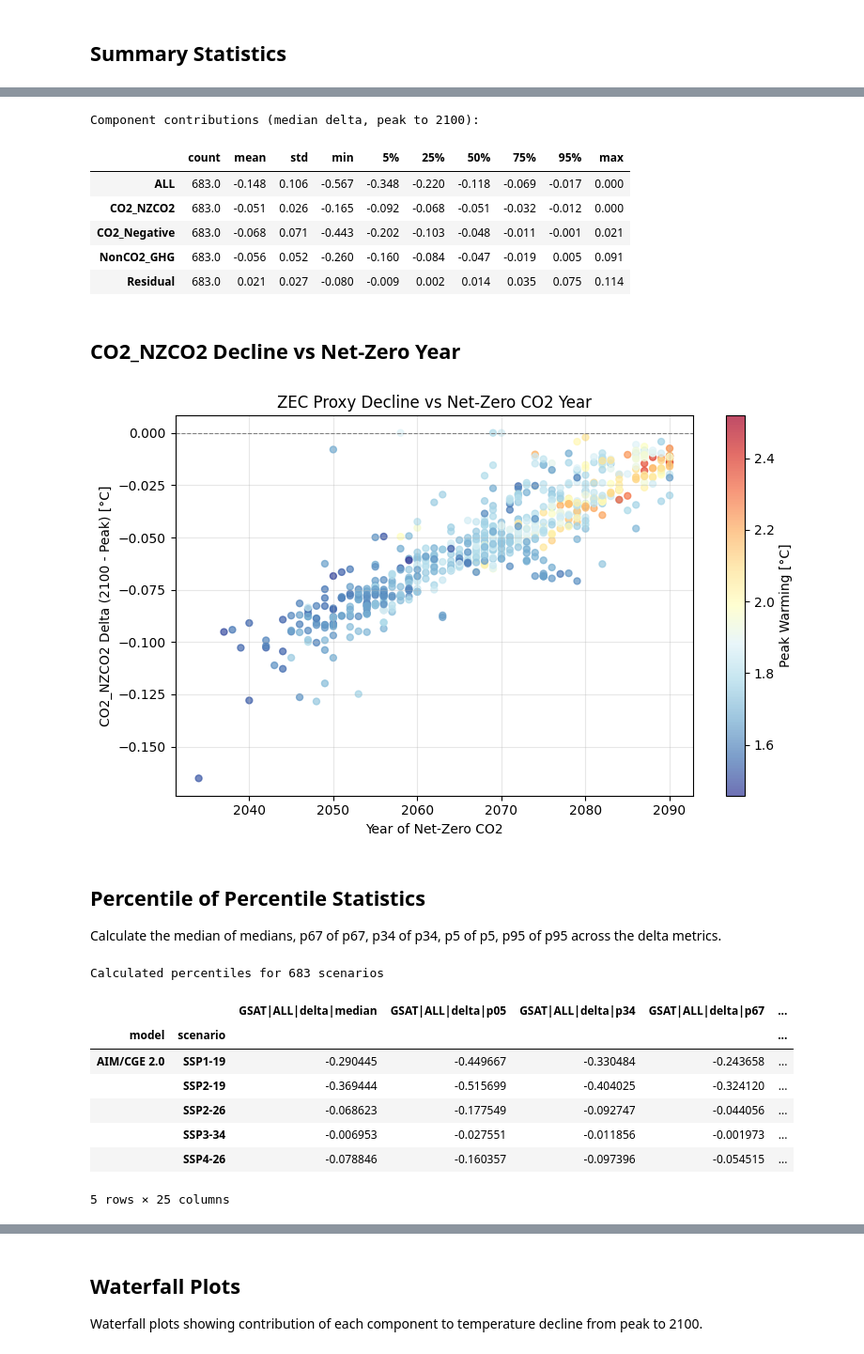
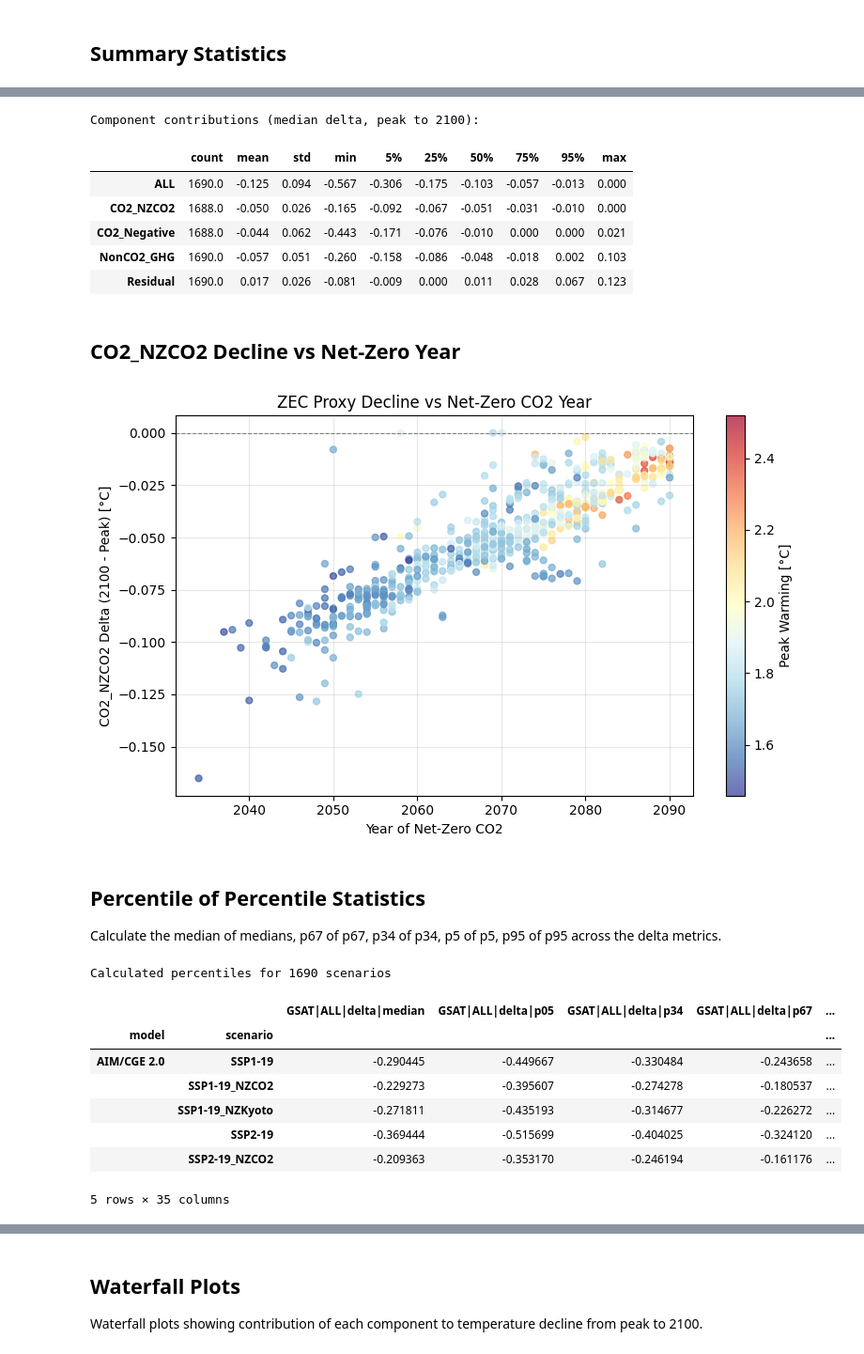
Before and after one commit to gaurav-ganti/netzero_assessment, a Jupyter notebook: analysis/503_contributions.ipynb, the cells around one changed output, grey strips where cells are left out. Shown at 94% size. Drawn from its saved outputs; the diff is of its cells as text; code cells hidden in the pictures.

```diff
--- a/analysis/503_contributions.ipynb
+++ b/analysis/503_contributions.ipynb
@@ -47,7 +49,7 @@ OUTPUT_FOLDER = Path(os.environ["OUTPUT_FOLDER"])
 INDIVIDUAL_RUNS_DIR = OUTPUT_FOLDER / "individual_runs"
 # %%
 # Configuration
-MANIFEST_FILE = OUTPUT_FOLDER / "individual_runs/manifests/2026-05-21_12-31_manifest.csv"
+MANIFEST_FILE = OUTPUT_FOLDER / "individual_runs/manifests/2026-05-27_09-04_manifest.csv"
 
 COMPONENTS = ["ALL", "CO2_NZCO2", "CO2_Negative", "NonCO2_GHG", "Residual"]
 # %% [markdown]
@@ -305,11 +306,11 @@ delta_summary.round(3)
 # %% [output]
 Component contributions (median delta, peak to 2100):
 |  | count | mean | std | min | 5% | 25% | 50% | 75% | 95% | max |
-| ALL | 683.0 | -0.148 | 0.106 | -0.567 | -0.348 | -0.220 | -0.118 | -0.069 | -0.017 | 0.000 |
-| CO2_NZCO2 | 683.0 | -0.051 | 0.026 | -0.165 | -0.092 | -0.068 | -0.051 | -0.032 | -0.012 | 0.000 |
-| CO2_Negative | 683.0 | -0.068 | 0.071 | -0.443 | -0.202 | -0.103 | -0.048 | -0.011 | -0.001 | 0.021 |
-| NonCO2_GHG | 683.0 | -0.056 | 0.052 | -0.260 | -0.160 | -0.084 | -0.047 | -0.019 | 0.005 | 0.091 |
-| Residual | 683.0 | 0.021 | 0.027 | -0.080 | -0.009 | 0.002 | 0.014 | 0.035 | 0.075 | 0.114 |
+| ALL | 1690.0 | -0.125 | 0.094 | -0.567 | -0.306 | -0.175 | -0.103 | -0.057 | -0.013 | 0.000 |
+| CO2_NZCO2 | 1688.0 | -0.050 | 0.026 | -0.165 | -0.092 | -0.067 | -0.051 | -0.031 | -0.010 | 0.000 |
+| CO2_Negative | 1688.0 | -0.044 | 0.062 | -0.443 | -0.171 | -0.076 | -0.010 | 0.000 | 0.000 | 0.021 |
+| NonCO2_GHG | 1690.0 | -0.057 | 0.051 | -0.260 | -0.158 | -0.086 | -0.048 | -0.018 | 0.002 | 0.103 |
+| Residual | 1690.0 | 0.017 | 0.026 | -0.081 | -0.009 | 0.000 | 0.011 | 0.028 | 0.067 | 0.123 |
 # %% [markdown]
 ## CO2_NZCO2 Decline vs Net-Zero Year
 # %%
@@ -341,33 +342,36 @@ ax.axhline(0, color="gray", linestyle="--", linewidth=0.8)
 ax.grid(alpha=0.3)
 plt.tight_layout()
 # %% [output]
-[figure, old version]
+[figure, new version]
 # %% [markdown]
 ## Percentile of Percentile Statistics
 
 Calculate the median of medians, p67 of p67, p34 of p34, p5 of p5, p95 of p95 across the delta metrics.
 # %%
-# Define delta columns and percentiles to calculate
-delta_cols = [f"GSAT|{c}|delta" for c in COMPONENTS if f"GSAT|{c}|delta" in metrics_df.columns]
+# Define columns and percentiles to calculate
+# Include peak and 2100 values, not just deltas
+value_cols_for_pctl = [f"GSAT|{c}|delta" for c in COMPONENTS if f"GSAT|{c}|delta" in metrics_df.columns]
+value_cols_for_pctl += ["GSAT|ALL|peak", "GSAT|ALL|2100"]
+
 PERCENTILES = {"median": 0.5, "p05": 0.05, "p34": 0.34, "p67": 0.67, "p95": 0.95}
 
-# Calculate per-scenario percentiles for each delta column
-scenario_percentiles = metrics_df.groupby(["model", "scenario"])[delta_cols].agg(
+# Calculate per-scenario percentiles for each column
+scenario_percentiles = metrics_df.groupby(["model", "scenario"])[value_cols_for_pctl].agg(
     [lambda x, q=q: x.quantile(q) for q in PERCENTILES.values()]
 )
-scenario_percentiles.columns = [f"{col}|{name}" for col in delta_cols for name in PERCENTILES.keys()]
+scenario_percentiles.columns = [f"{col}|{name}" for col in value_cols_for_pctl for name in PERCENTILES.keys()]
 
 print(f"Calculated percentiles for {len(scenario_percentiles)} scenarios")
 scenario_percentiles.head()
 # %% [output]
-Calculated percentiles for 683 scenarios
+Calculated percentiles for 1690 scenarios
 |  |  | GSAT|ALL|delta|median | GSAT|ALL|delta|p05 | GSAT|ALL|delta|p34 | GSAT|ALL|delta|p67 | ... |
 | model | scenario |  |  |  |  | ... |
 | AIM/CGE 2.0 | SSP1-19 | -0.290445 | -0.449667 | -0.330484 | -0.243658 | ... |
+|  | SSP1-19_NZCO2 | -0.229273 | -0.395607 | -0.274278 | -0.180537 | ... |
+|  | SSP1-19_NZKyoto | -0.271811 | -0.435193 | -0.314677 | -0.226272 | ... |
 |  | SSP2-19 | -0.369444 | -0.515699 | -0.404025 | -0.324120 | ... |
-|  | SSP2-26 | -0.068623 | -0.177549 | -0.092747 | -0.044056 | ... |
-|  | SSP3-34 | -0.006953 | -0.027551 | -0.011856 | -0.001973 | ... |
-|  | SSP4-26 | -0.078846 | -0.160357 | -0.097396 | -0.054515 | ... |
+|  | SSP2-19_NZCO2 | -0.209363 | -0.353170 | -0.246194 | -0.161176 | ... |
-5 rows × 25 columns
+5 rows × 35 columns
 # %%
 def calc_percentile_of_percentile(scenario_pctl_df, components):
```
Also changed, not shown: parts of 17 cells of this notebook.
